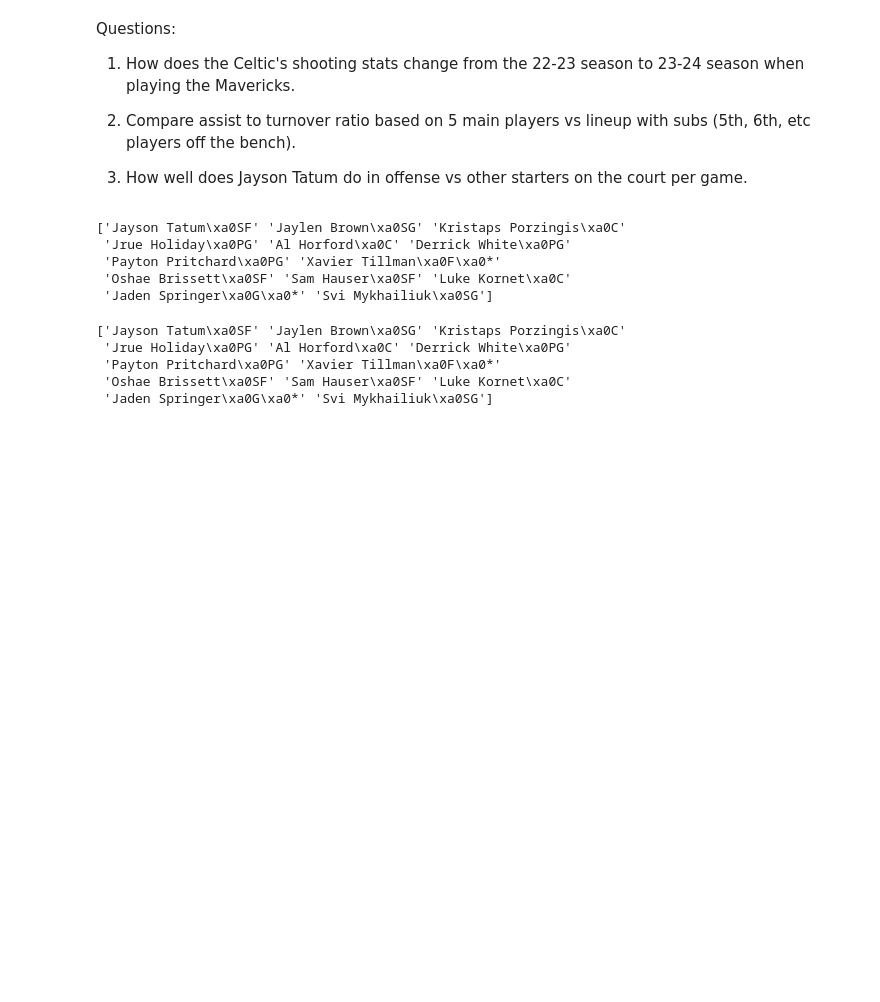
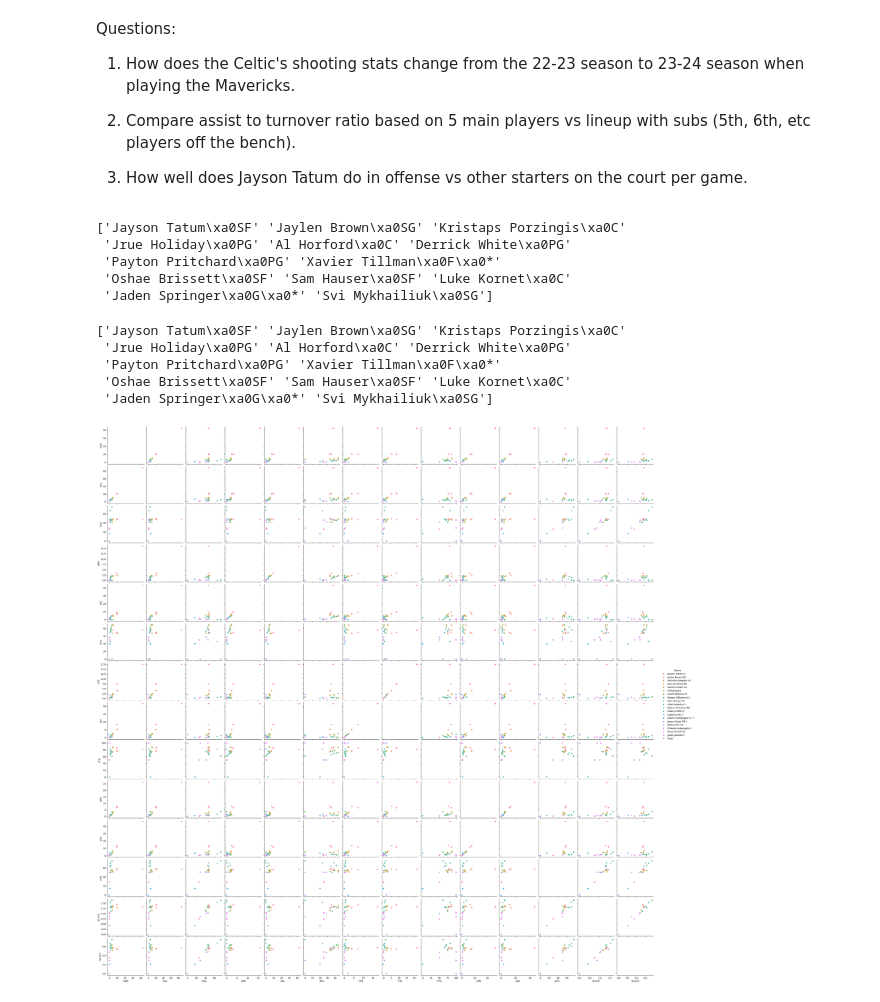
Before and after one commit to JeffYu12/Group-Project-, a Jupyter notebook: Group_Project_DSF.ipynb, the cells around one changed output. Drawn from its saved outputs; the diff is of its cells as text; code cells hidden in the pictures; blank space fills up the shorter version.

Commit message:
Added some seaborn graphs

```diff
--- a/Group_Project_DSF.ipynb
+++ b/Group_Project_DSF.ipynb
@@ -4,5 +4,5 @@ import numpy as np
 
 !wget -O Player_Stats.xlsx "https://github.com/JeffYu12/Group-Project-/raw/main/Player%20Stats.xlsx"
 
-data = pd.read_excel("Player_Stats.xlsx", sheet_name=None)
+data = pd.read_excel("Player Stats.xlsx", sheet_name=None)
 # %% [output]
@@ -53,3 +40,8 @@ print(cleaned_names)
  'Payton Pritchard\xa0PG' 'Xavier Tillman\xa0F\xa0*'
  'Oshae Brissett\xa0SF' 'Sam Hauser\xa0SF' 'Luke Kornet\xa0C'
  'Jaden Springer\xa0G\xa0*' 'Svi Mykhailiuk\xa0SG']
+# %%
+import seaborn as sns
+sns.pairplot(data['Shooting Stats 22-23'], hue='Name');
+# %% [output]
+[figure, added]
```
Also changed, not shown: parts of 2 cells of this notebook.
